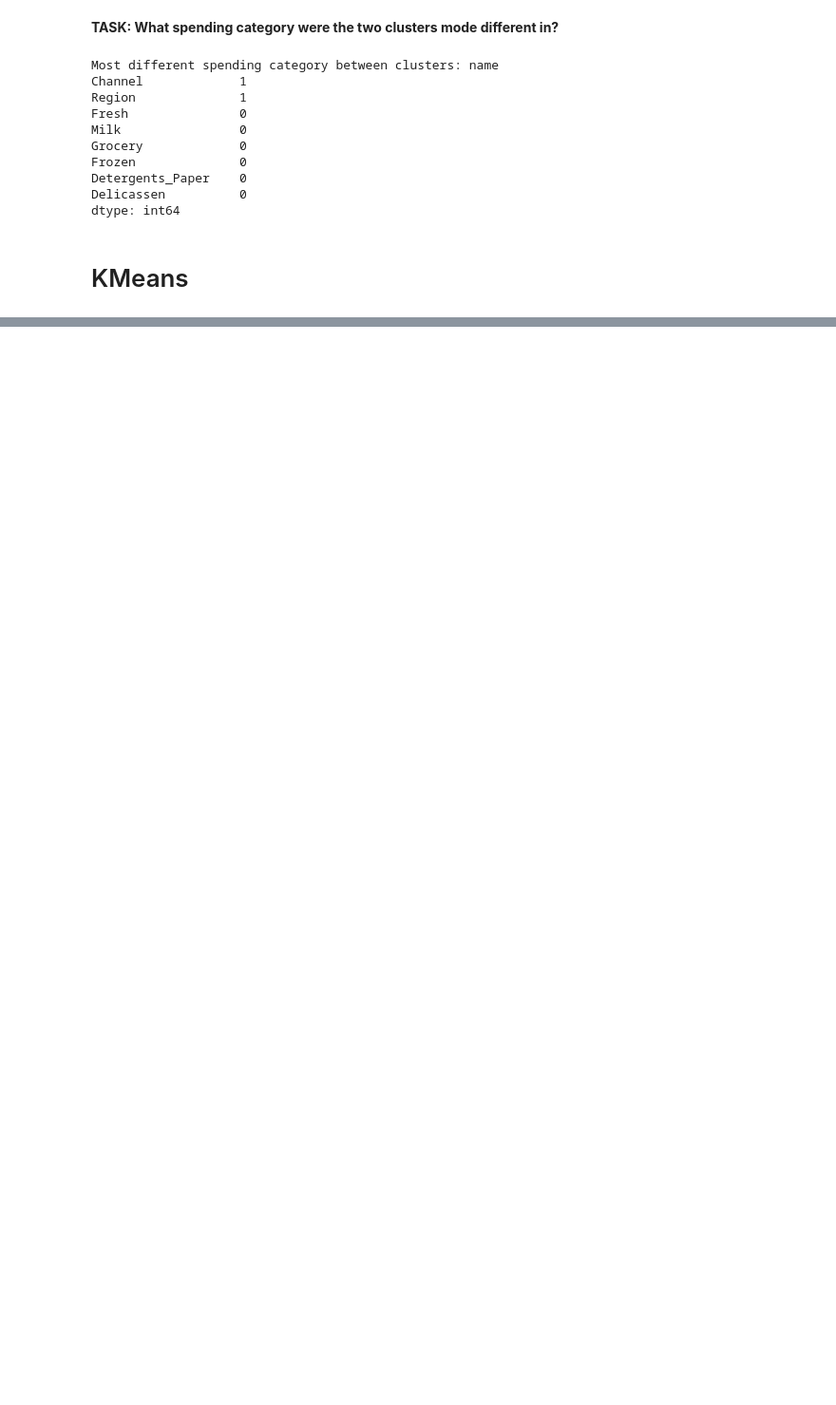
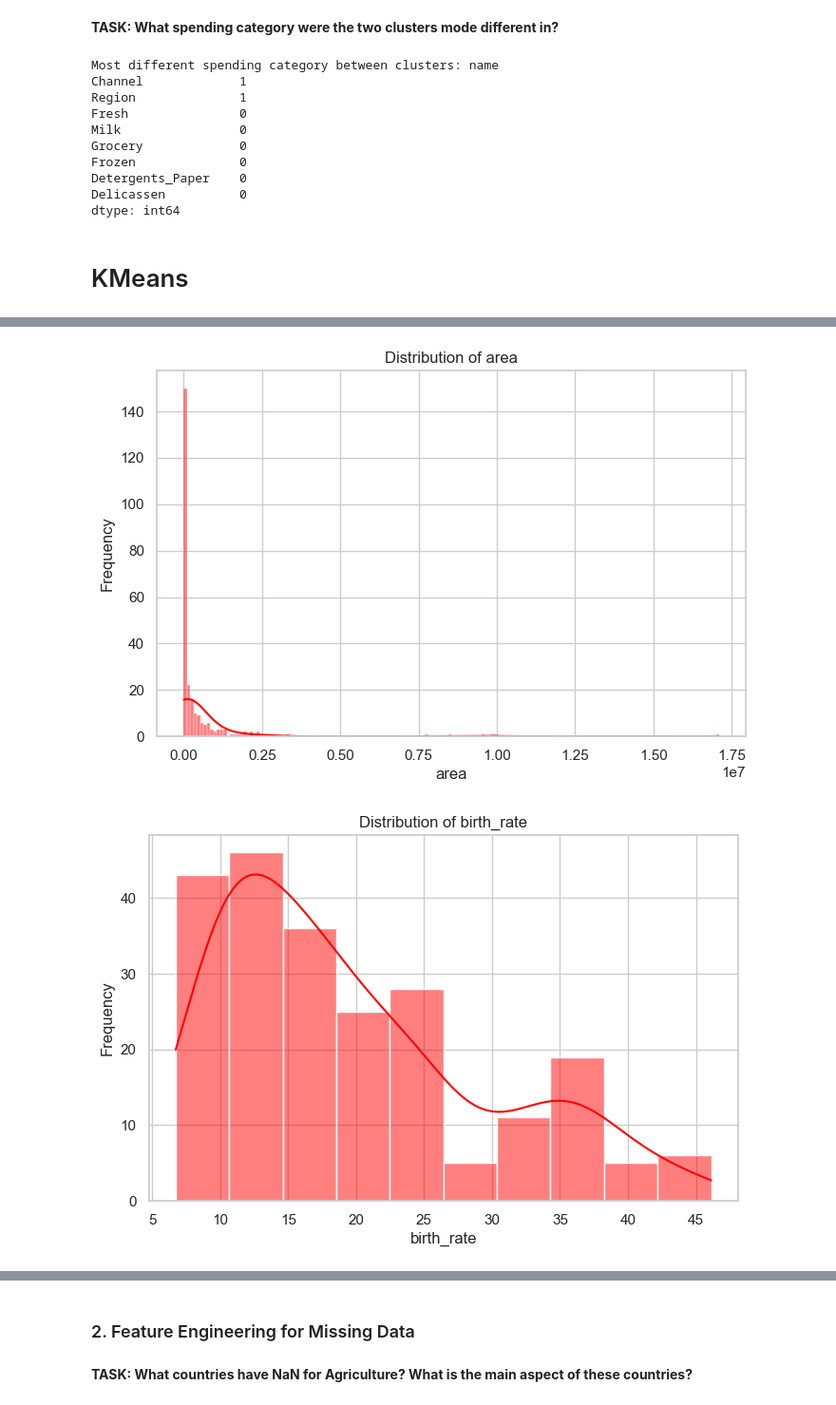
Before and after one commit to Zenolitee/DATA_ANALYTICS, a Jupyter notebook: Assignments/Lecture4.ipynb, the cells around one changed output, grey strips where cells are left out. Shown at 95% size. Cells and saved outputs as stored; diff of their text form; code cells hidden in the pictures; blank space fills up the shorter version.

```diff
--- a/Assignments/Lecture4.ipynb
+++ b/Assignments/Lecture4.ipynb
@@ -440,0 +445,6 @@ dtype: int64
+# %%
+df = pd.read_csv('cia_factbook.csv')
+df.variables = df.columns
+print(df.variables)
+
+df.info()
@@ -440,0 +521,21 @@ dtype: int64
+# %%
+
+numeric_df = df.select_dtypes(include=['float64'])
+sns.set_theme(style="whitegrid")
+num_cols = numeric_df.columns
+
+for col in num_cols:
+    plt.figure(figsize=(8, 5))
+    sns.histplot(data=numeric_df[col].dropna(), kde=True, color='red')
+    plt.title(f'Distribution of {col}')
+    plt.xlabel(col)
+    plt.ylabel('Frequency')
+    plt.show()
+
+plt.figure(figsize=(10, 8))
+sns.heatmap(numeric_df.corr(), annot=True, cmap='coolwarm', fmt=".2f")
+plt.title('Correlation Matrix')
+plt.show()
+# %% [output]
+[figure, added]
+[figure, added]
@@ -440,0 +551,4 @@ dtype: int64
+# %% [markdown]
+### 2. Feature Engineering for Missing Data
+# %% [markdown]
+**TASK: What countries have NaN for Agriculture? What is the main aspect of these countries?**
```
Also changed, not shown: parts of 26 cells of this notebook, 1 other file.
